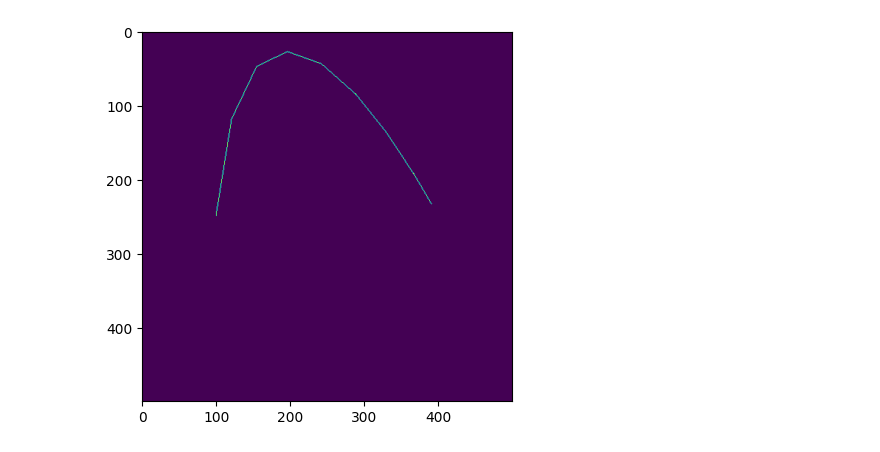
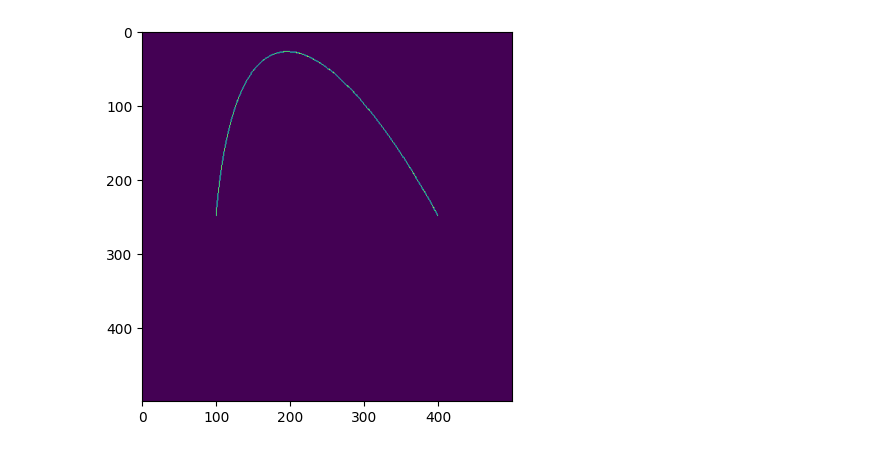
Before and after one commit to Beloin/PythonGraphicLibrary, a Jupyter notebook: hermite_test.ipynb, the cells around one changed output. Cells and saved outputs as stored; diff of their text form; code cells hidden in the pictures.

```diff
--- a/hermite_test.ipynb
+++ b/hermite_test.ipynb
@@ -12,15 +9,14 @@ import matplotlib.animation as animation
 # %%
 scale_x, scale_y = (500, 500)
 scale = (scale_x, scale_y)
 mx = [[0 for _ in range(scale_x)] for _ in range(scale_y)]
 
 p1, p2 = (-.6, 0), (.6, 0)
 t1, t2 = (.5, 6), (0, 0)
 
-
-n = 9
+n = 100
 insert_hermite(mx, scale, p1, p2, t1, t2, qtn=n)
 plt.imshow(convert_img(mx))
 plt.show()
 # %% [output]
-[figure, old version]
+[figure, new version]
```
Also changed, not shown: parts of 2 cells of this notebook, 5 other files.
